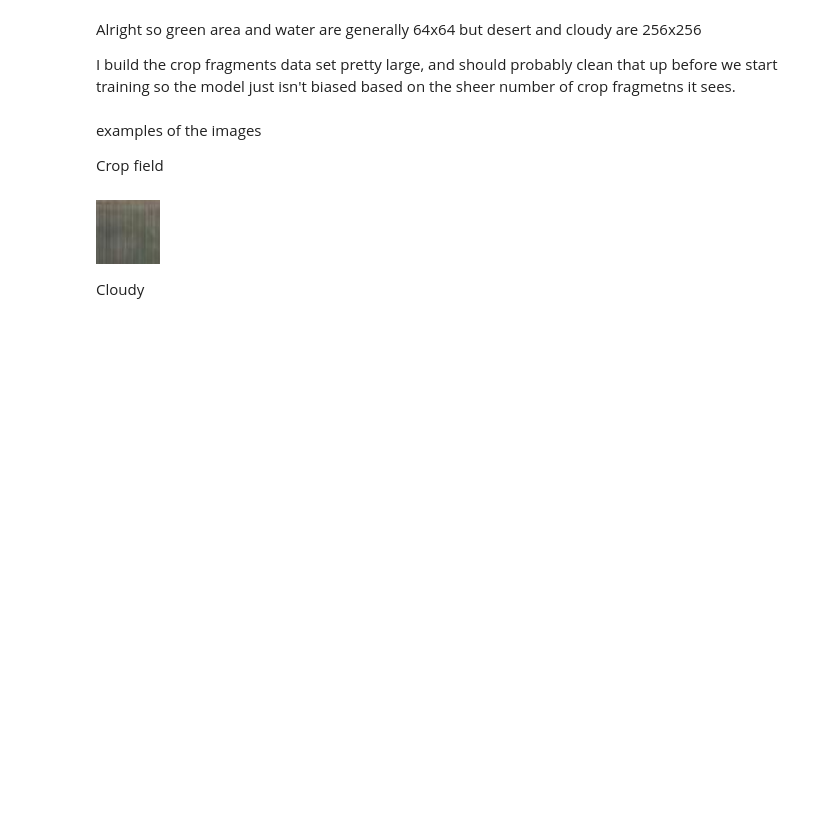
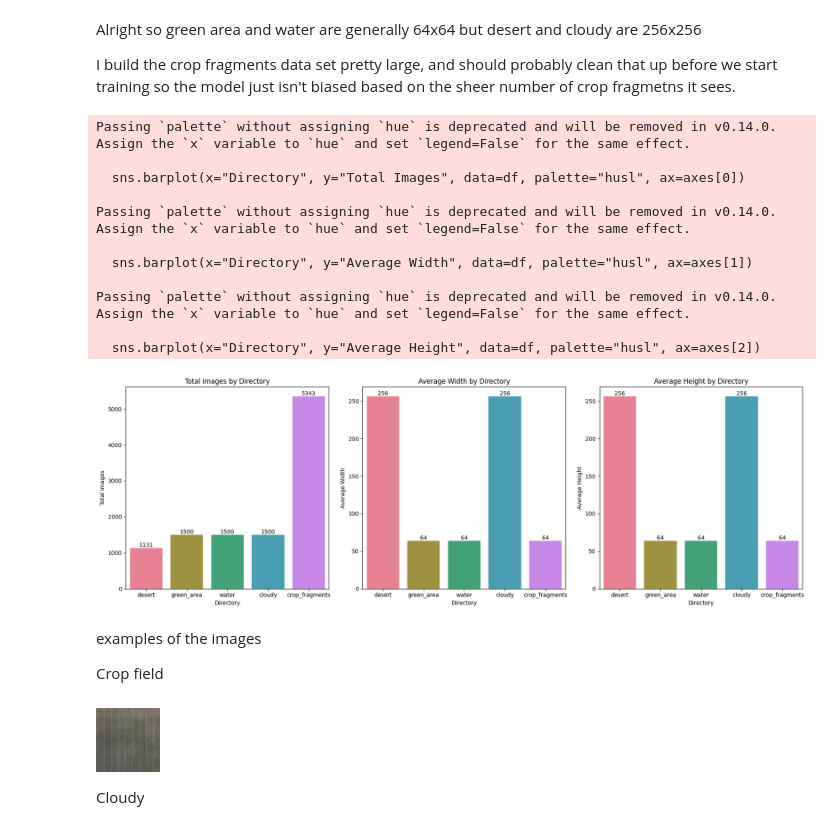
Before and after one commit to Jef-H/super_classy_fields, a Jupyter notebook: Supervised_EDA.ipynb, the cells around one changed output. Drawn from its saved outputs; the diff is of its cells as text; code cells hidden in the pictures; blank space fills up the shorter version.

Commit message:
added some bar charts for bonus rizz

```diff
--- a/Supervised_EDA.ipynb
+++ b/Supervised_EDA.ipynb
@@ -277,6 +277,59 @@ get_image_stats(base_dirs)
 Alright so green area and water are generally 64x64 but desert and cloudy are 256x256
 
 I build the crop fragments data set pretty large, and should probably clean that up before we start training so the model just isn't biased based on the sheer number of crop fragmetns it sees.
+# %%
+import seaborn as sns
+import matplotlib.pyplot as plt
+
+# Create a 1x3 grid of bar charts
+fig, axes = plt.subplots(1, 3, figsize=(18, 6), sharey=False)
+
+# Helper function to add labels on the bars
+def add_labels(ax):
+    for bar in ax.patches:
+        ax.text(
+            bar.get_x() + bar.get_width() / 2,
+            bar.get_height(),
+            f"{int(bar.get_height())}",
+            ha="center",
+            va="bottom",
+            fontsize=10,
+        )
+
+# Bar plot for Total Images
+sns.barplot(x="Directory", y="Total Images", data=df, palette="husl", ax=axes[0])
+axes[0].set_title("Total Images by Directory")
+axes[0].set_xticklabels(axes[0].get_xticklabels(), rotation=0)
+add_labels(axes[0])
+
+# Bar plot for Average Width
+sns.barplot(x="Directory", y="Average Width", data=df, palette="husl", ax=axes[1])
+axes[1].set_title("Average Width by Directory")
+axes[1].set_xticklabels(axes[1].get_xticklabels(), rotation=0)
+add_labels(axes[1])
+
+# Bar plot for Average Height
+sns.barplot(x="Directory", y="Average Height", data=df, palette="husl", ax=axes[2])
+axes[2].set_title("Average Height by Directory")
+axes[2].set_xticklabels(axes[2].get_xticklabels(), rotation=0)
+add_labels(axes[2])
+
+# Adjust layout to avoid overlap
+plt.tight_layout()
+plt.show()
+# %% [output]
+Passing `palette` without assigning `hue` is deprecated and will be removed in v0.14.0. Assign the `x` variable to `hue` and set `legend=False` for the same effect.
+
+  sns.barplot(x="Directory", y="Total Images", data=df, palette="husl", ax=axes[0])
+
+Passing `palette` without assigning `hue` is deprecated and will be removed in v0.14.0. Assign the `x` variable to `hue` and set `legend=False` for the same effect.
+
+  sns.barplot(x="Directory", y="Average Width", data=df, palette="husl", ax=axes[1])
+
+Passing `palette` without assigning `hue` is deprecated and will be removed in v0.14.0. Assign the `x` variable to `hue` and set `legend=False` for the same effect.
+
+  sns.barplot(x="Directory", y="Average Height", data=df, palette="husl", ax=axes[2])
+[figure, added]
 # %% [markdown]
 examples of the images
 
```
Also changed, not shown: parts of 1 cell of this notebook.
